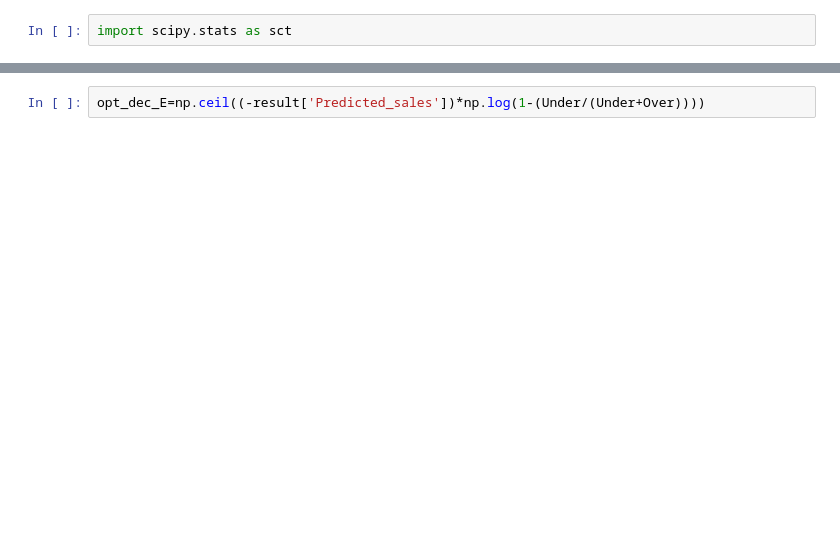
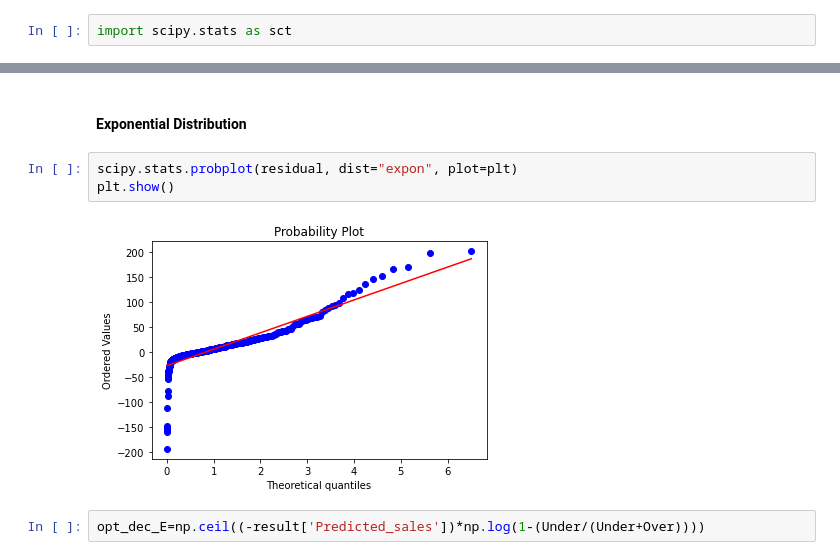
Before and after one commit to Waynelearn/IE4211-Project-Machine-Learning, a Jupyter notebook: 2.6 Polynomial Regression (Lasso).ipynb, the cells around one changed output, grey strips where cells are left out. Drawn from its saved outputs; the diff is of its cells as text; blank space fills up the shorter version.

```diff
--- a/2.6 Polynomial Regression (Lasso).ipynb
+++ b/2.6 Polynomial Regression (Lasso).ipynb
@@ -153,3 +187,10 @@ s = residue.std()
 opt_dec_N=np.ceil(sct.norm.ppf(Under/(Under+Over))*s + result['Predicted_sales'])
+# %% [markdown]
+#### Exponential Distribution
+# %%
+scipy.stats.probplot(residual, dist="expon", plot=plt)
+plt.show()
+# %% [output]
+[figure, added]
 # %%
 opt_dec_E=np.ceil((-result['Predicted_sales'])*np.log(1-(Under/(Under+Over))))
```
Also changed, not shown: parts of 55 cells of this notebook, 20 other files.
